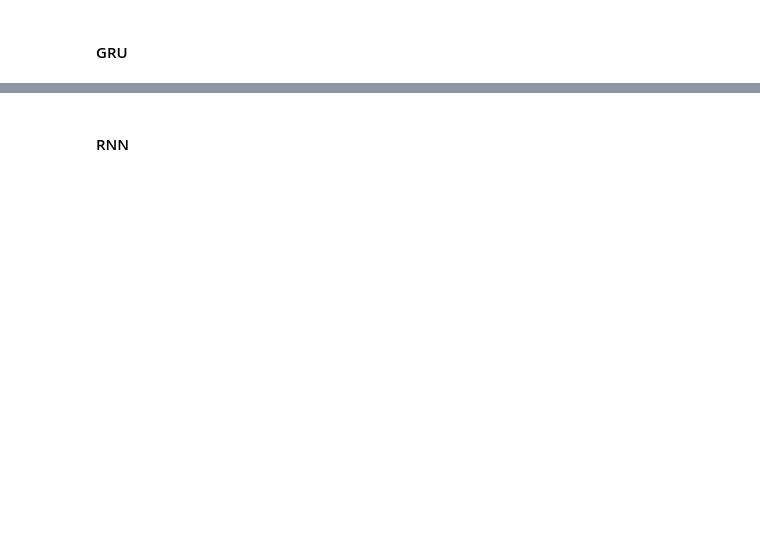
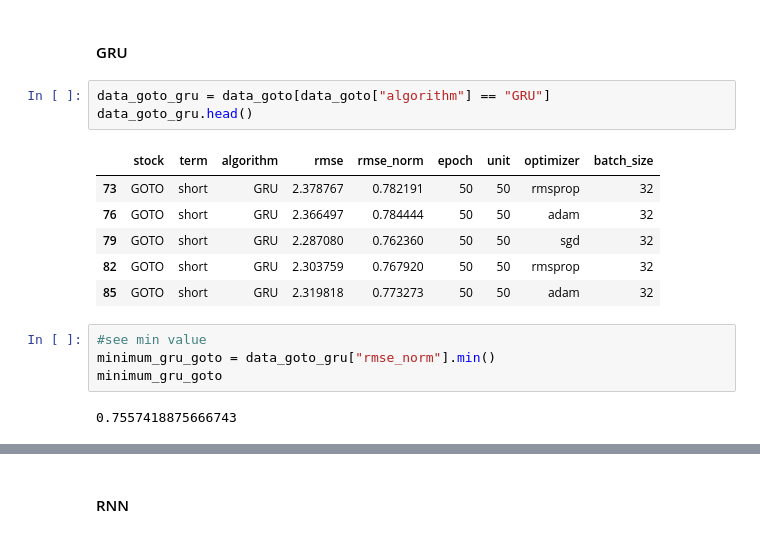
Before and after one commit to melikacandra/lstm_gru_rnn_price_predict, a Jupyter notebook: code_main/model_selector.ipynb, the cells around one changed output, grey strips where cells are left out. Saved outputs shown, nothing was run; the diff lists cells and outputs as text; blank space fills up the shorter version.

```diff
--- a/code_main/model_selector.ipynb
+++ b/code_main/model_selector.ipynb
@@ -193,2 +205,18 @@ Best Model is In GRU Algorithm with minimum RMSE Norm Result (0.29) with 100 Epo
 # %% [markdown]
 #### GRU
+# %%
+data_goto_gru = data_goto[data_goto["algorithm"] == "GRU"]
+data_goto_gru.head()
+# %% [output]
+|  | stock | term | algorithm | rmse | rmse_norm | epoch | unit | optimizer | batch_size |
+| 73 | GOTO | short | GRU | 2.378767 | 0.782191 | 50 | 50 | rmsprop | 32 |
+| 76 | GOTO | short | GRU | 2.366497 | 0.784444 | 50 | 50 | adam | 32 |
+| 79 | GOTO | short | GRU | 2.287080 | 0.762360 | 50 | 50 | sgd | 32 |
+| 82 | GOTO | short | GRU | 2.303759 | 0.767920 | 50 | 50 | rmsprop | 32 |
+| 85 | GOTO | short | GRU | 2.319818 | 0.773273 | 50 | 50 | adam | 32 |
+# %%
+#see min value
+minimum_gru_goto = data_goto_gru["rmse_norm"].min()
+minimum_gru_goto
+# %% [output]
+0.7557418875666743
```
Also changed, not shown: parts of 11 cells of this notebook.
